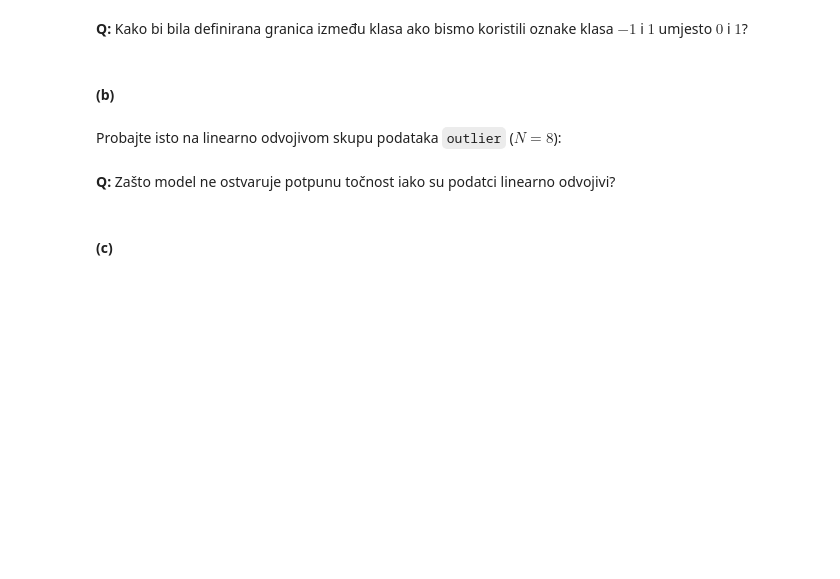
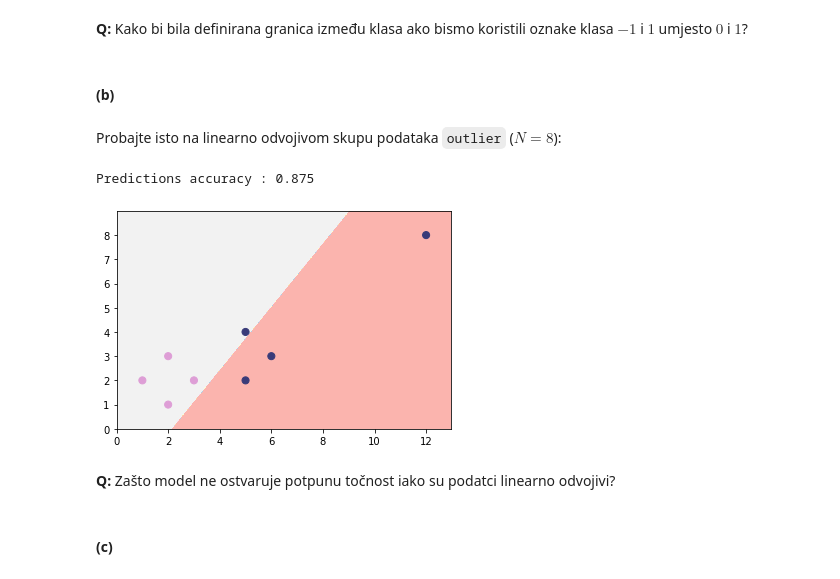
Before and after one commit to mislavivancic/machine-learning-homeworks, a Jupyter notebook: Lab2/SU-2019-LAB02-LDM-LR.ipynb, the cells around one changed output. Drawn from its saved outputs; the diff is of its cells as text; code cells hidden in the pictures; blank space fills up the shorter version.

```diff
--- a/Lab2/SU-2019-LAB02-LDM-LR.ipynb
+++ b/Lab2/SU-2019-LAB02-LDM-LR.ipynb
@@ -75,3 +87,13 @@ outlier_y = np.append(seven_y, 0)
+# %%
+# Vaš kôd ovdje
+clasifier = RidgeClassifier(alpha=0)
+clasifier.fit(outlier_X,outlier_y)
+predictions = clasifier.predict(outlier_X)
+print("Predictions accuracy :",accuracy_score(outlier_y,predictions))
+mlutils.plot_2d_clf_problem(outlier_X,outlier_y,clasifier.predict)
+# %% [output]
+Predictions accuracy : 0.875
+[figure, added]
 # %% [markdown]
 **Q:** Zašto model ne ostvaruje potpunu točnost iako su podatci linearno odvojivi?
 # %% [markdown]
```
Also changed, not shown: parts of 13 cells of this notebook, 1 other file.
